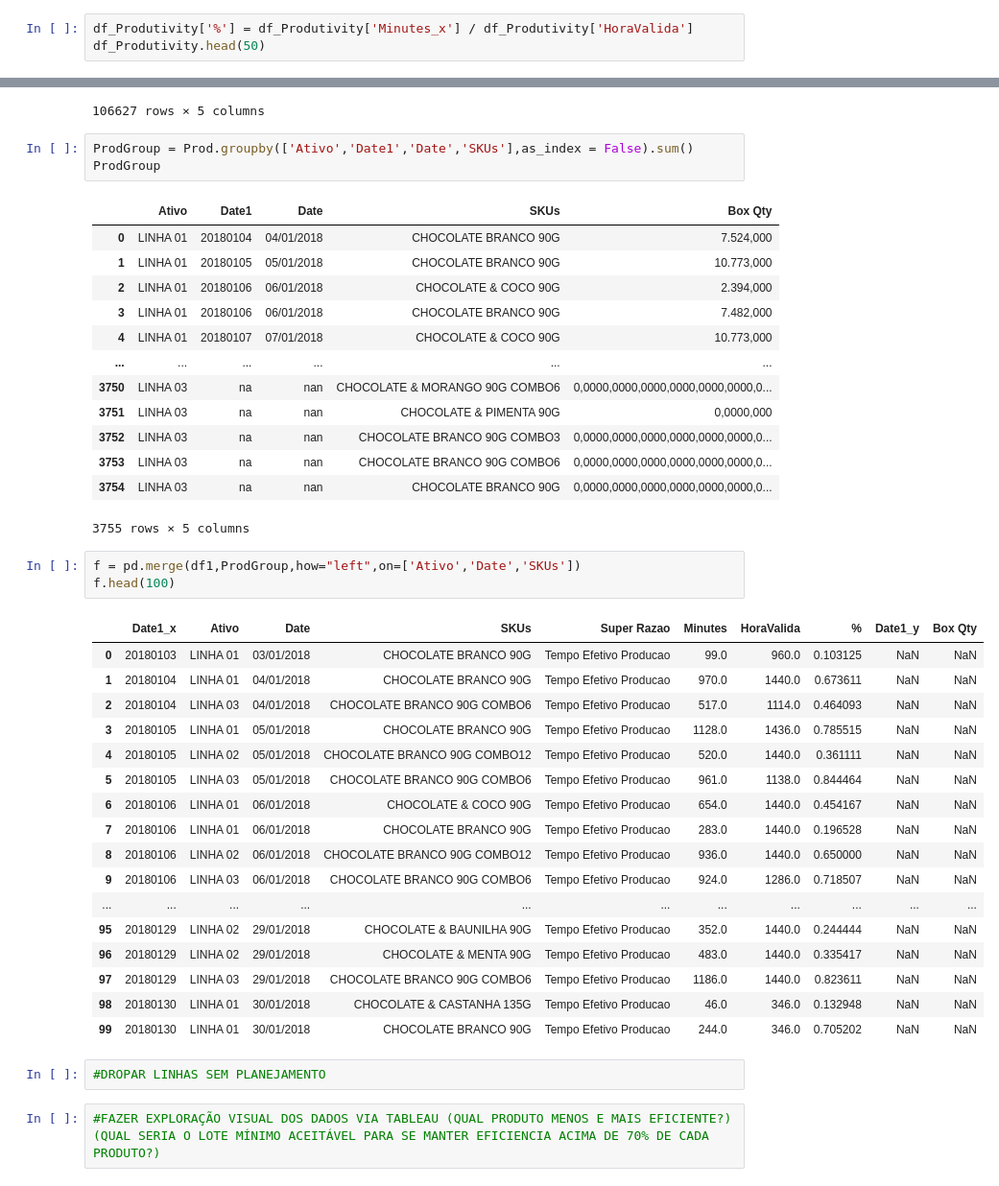
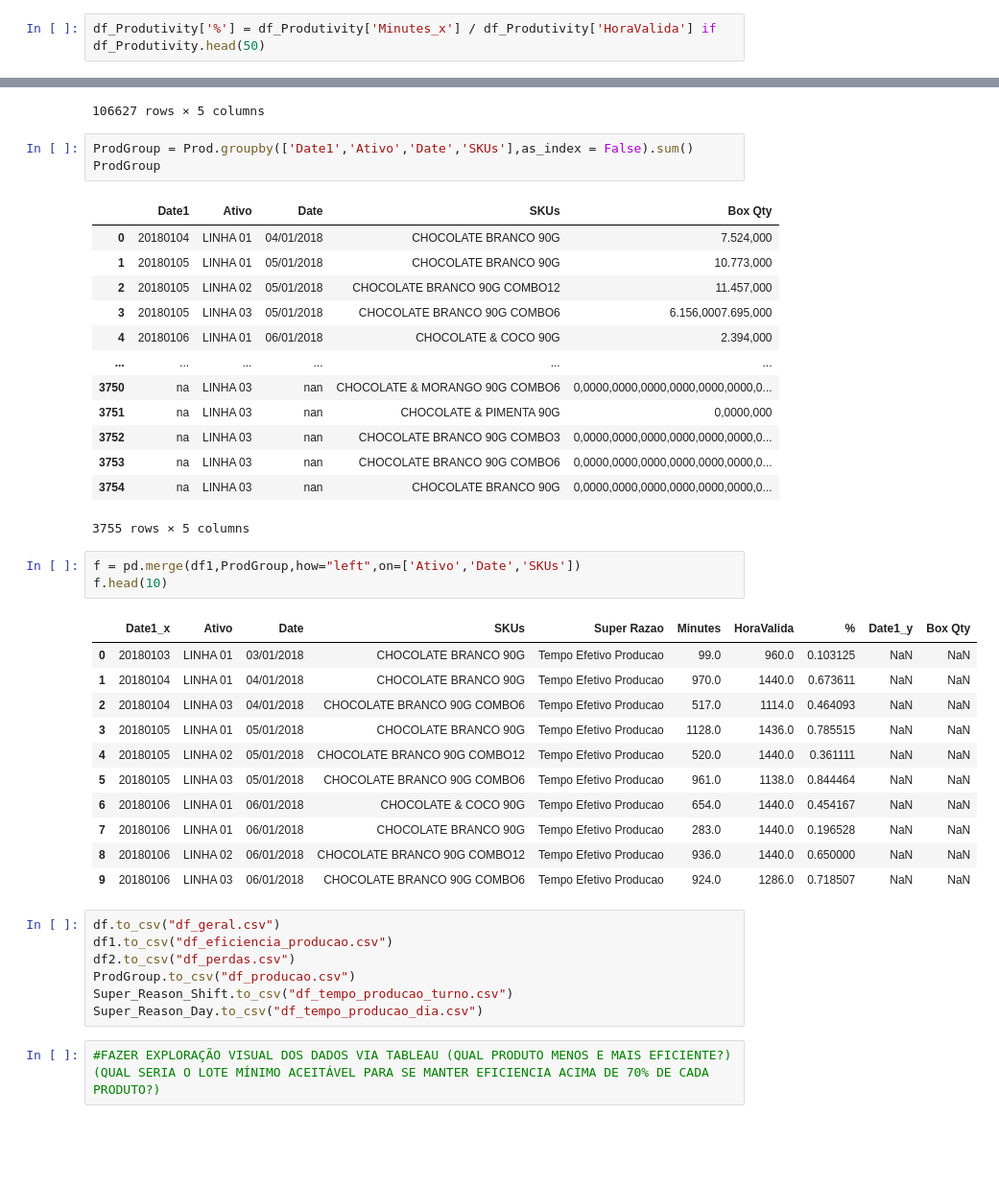
Before and after one commit to maubaroni/Projeto-Final, a Jupyter notebook: LossTreeChocolateFactory.ipynb, the cells around one changed output, grey strips where cells are left out. Shown: that part at 96% size. Drawn from its saved outputs; the diff is of its cells as text; blank space fills up the shorter version.

Commit message:
gerado 6 arquivos cvs para utilizacao no Tableau

```diff
--- a/LossTreeChocolateFactory.ipynb
+++ b/LossTreeChocolateFactory.ipynb
@@ -237,7 +237,7 @@ df_Produtivity.head(50)
 # %%
 #CRIAR NOVA COLUNA PARA DEMONSTRAÇÃO PERCENTUAL DE CADA PERDA
 # %%
-df_Produtivity['%'] = df_Produtivity['Minutes_x'] / df_Produtivity['HoraValida']
+df_Produtivity['%'] = df_Produtivity['Minutes_x'] / df_Produtivity['HoraValida'] if
 df_Produtivity.head(50)
 # %% [output]
 |  | Date1 | Ativo | Date | SKUs | Super Razao | Segundos_x | Minutes_x | Horas_x | SomaPerdas1_7_x | ... |
@@ -325,45 +369,44 @@ Prod
 | 106626 | na | NaN | nan | NaN | NaN |
 106627 rows × 5 columns
 # %%
-ProdGroup = Prod.groupby(['Ativo','Date1','Date','SKUs'],as_index = False).sum()
+ProdGroup = Prod.groupby(['Date1','Ativo','Date','SKUs'],as_index = False).sum()
 ProdGroup
 # %% [output]
-|  | Ativo | Date1 | Date | SKUs | Box Qty |
-| 0 | LINHA 01 | 20180104 | 04/01/2018 | CHOCOLATE BRANCO 90G | 7.524,000 |
-| 1 | LINHA 01 | 20180105 | 05/01/2018 | CHOCOLATE BRANCO 90G | 10.773,000 |
-| 2 | LINHA 01 | 20180106 | 06/01/2018 | CHOCOLATE & COCO 90G | 2.394,000 |
-| 3 | LINHA 01 | 20180106 | 06/01/2018 | CHOCOLATE BRANCO 90G | 7.482,000 |
-| 4 | LINHA 01 | 20180107 | 07/01/2018 | CHOCOLATE & COCO 90G | 10.773,000 |
+|  | Date1 | Ativo | Date | SKUs | Box Qty |
+| 0 | 20180104 | LINHA 01 | 04/01/2018 | CHOCOLATE BRANCO 90G | 7.524,000 |
+| 1 | 20180105 | LINHA 01 | 05/01/2018 | CHOCOLATE BRANCO 90G | 10.773,000 |
+| 2 | 20180105 | LINHA 02 | 05/01/2018 | CHOCOLATE BRANCO 90G COMBO12 | 11.457,000 |
+| 3 | 20180105 | LINHA 03 | 05/01/2018 | CHOCOLATE BRANCO 90G COMBO6 | 6.156,0007.695,000 |
+| 4 | 20180106 | LINHA 01 | 06/01/2018 | CHOCOLATE & COCO 90G | 2.394,000 |
 | ... | ... | ... | ... | ... | ... |
-| 3750 | LINHA 03 | na | nan | CHOCOLATE & MORANGO 90G COMBO6 | 0,0000,0000,0000,0000,0000,0000,0... |
-| 3751 | LINHA 03 | na | nan | CHOCOLATE & PIMENTA 90G | 0,0000,000 |
-| 3752 | LINHA 03 | na | nan | CHOCOLATE BRANCO 90G COMBO3 | 0,0000,0000,0000,0000,0000,0000,0... |
-| 3753 | LINHA 03 | na | nan | CHOCOLATE BRANCO 90G COMBO6 | 0,0000,0000,0000,0000,0000,0000,0... |
-| 3754 | LINHA 03 | na | nan | CHOCOLATE BRANCO 90G | 0,0000,0000,0000,0000,0000,0000,0... |
+| 3750 | na | LINHA 03 | nan | CHOCOLATE & MORANGO 90G COMBO6 | 0,0000,0000,0000,0000,0000,0000,0... |
+| 3751 | na | LINHA 03 | nan | CHOCOLATE & PIMENTA 90G | 0,0000,000 |
+| 3752 | na | LINHA 03 | nan | CHOCOLATE BRANCO 90G COMBO3 | 0,0000,0000,0000,0000,0000,0000,0... |
+| 3753 | na | LINHA 03 | nan | CHOCOLATE BRANCO 90G COMBO6 | 0,0000,0000,0000,0000,0000,0000,0... |
+| 3754 | na | LINHA 03 | nan | CHOCOLATE BRANCO 90G | 0,0000,0000,0000,0000,0000,0000,0... |
 3755 rows × 5 columns
 # %%
 f = pd.merge(df1,ProdGroup,how="left",on=['Ativo','Date','SKUs'])
-f.head(100)
+f.head(10)
 # %% [output]
 |  | Date1_x | Ativo | Date | SKUs | Super Razao | Minutes | HoraValida | % | Date1_y | Box Qty |
 | 0 | 20180103 | LINHA 01 | 03/01/2018 | CHOCOLATE BRANCO 90G | Tempo Efetivo Producao | 99.0 | 960.0 | 0.103125 | NaN | NaN |
 | 1 | 20180104 | LINHA 01 | 04/01/2018 | CHOCOLATE BRANCO 90G | Tempo Efetivo Producao | 970.0 | 1440.0 | 0.673611 | NaN | NaN |
 | 2 | 20180104 | LINHA 03 | 04/01/2018 | CHOCOLATE BRANCO 90G COMBO6 | Tempo Efetivo Producao | 517.0 | 1114.0 | 0.464093 | NaN | NaN |
 | 3 | 20180105 | LINHA 01 | 05/01/2018 | CHOCOLATE BRANCO 90G | Tempo Efetivo Producao | 1128.0 | 1436.0 | 0.785515 | NaN | NaN |
 | 4 | 20180105 | LINHA 02 | 05/01/2018 | CHOCOLATE BRANCO 90G COMBO12 | Tempo Efetivo Producao | 520.0 | 1440.0 | 0.361111 | NaN | NaN |
 | 5 | 20180105 | LINHA 03 | 05/01/2018 | CHOCOLATE BRANCO 90G COMBO6 | Tempo Efetivo Producao | 961.0 | 1138.0 | 0.844464 | NaN | NaN |
 | 6 | 20180106 | LINHA 01 | 06/01/2018 | CHOCOLATE & COCO 90G | Tempo Efetivo Producao | 654.0 | 1440.0 | 0.454167 | NaN | NaN |
 | 7 | 20180106 | LINHA 01 | 06/01/2018 | CHOCOLATE BRANCO 90G | Tempo Efetivo Producao | 283.0 | 1440.0 | 0.196528 | NaN | NaN |
 | 8 | 20180106 | LINHA 02 | 06/01/2018 | CHOCOLATE BRANCO 90G COMBO12 | Tempo Efetivo Producao | 936.0 | 1440.0 | 0.650000 | NaN | NaN |
 | 9 | 20180106 | LINHA 03 | 06/01/2018 | CHOCOLATE BRANCO 90G COMBO6 | Tempo Efetivo Producao | 924.0 | 1286.0 | 0.718507 | NaN | NaN |
-| ... | ... | ... | ... | ... | ... | ... | ... | ... | ... | ... |
-| 95 | 20180129 | LINHA 02 | 29/01/2018 | CHOCOLATE & BAUNILHA 90G | Tempo Efetivo Producao | 352.0 | 1440.0 | 0.244444 | NaN | NaN |
-| 96 | 20180129 | LINHA 02 | 29/01/2018 | CHOCOLATE & MENTA 90G | Tempo Efetivo Producao | 483.0 | 1440.0 | 0.335417 | NaN | NaN |
-| 97 | 20180129 | LINHA 03 | 29/01/2018 | CHOCOLATE BRANCO 90G COMBO6 | Tempo Efetivo Producao | 1186.0 | 1440.0 | 0.823611 | NaN | NaN |
-| 98 | 20180130 | LINHA 01 | 30/01/2018 | CHOCOLATE & CASTANHA 135G | Tempo Efetivo Producao | 46.0 | 346.0 | 0.132948 | NaN | NaN |
-| 99 | 20180130 | LINHA 01 | 30/01/2018 | CHOCOLATE BRANCO 90G | Tempo Efetivo Producao | 244.0 | 346.0 | 0.705202 | NaN | NaN |
-# %%
-#DROPAR LINHAS SEM PLANEJAMENTO
+# %%
+df.to_csv("df_geral.csv")
+df1.to_csv("df_eficiencia_producao.csv")
+df2.to_csv("df_perdas.csv")
+ProdGroup.to_csv("df_producao.csv")
+Super_Reason_Shift.to_csv("df_tempo_producao_turno.csv")
+Super_Reason_Day.to_csv("df_tempo_producao_dia.csv")
 # %%
 #FAZER EXPLORAÇÃO VISUAL DOS DADOS VIA TABLEAU (QUAL PRODUTO MENOS E MAIS EFICIENTE?)(QUAL SERIA O LOTE MÍNIMO ACEITÁVEL PARA SE MANTER EFICIENCIA ACIMA DE 70% DE CADA PRODUTO?)
 # %%
```
Also changed, not shown: parts of 3 cells of this notebook.
